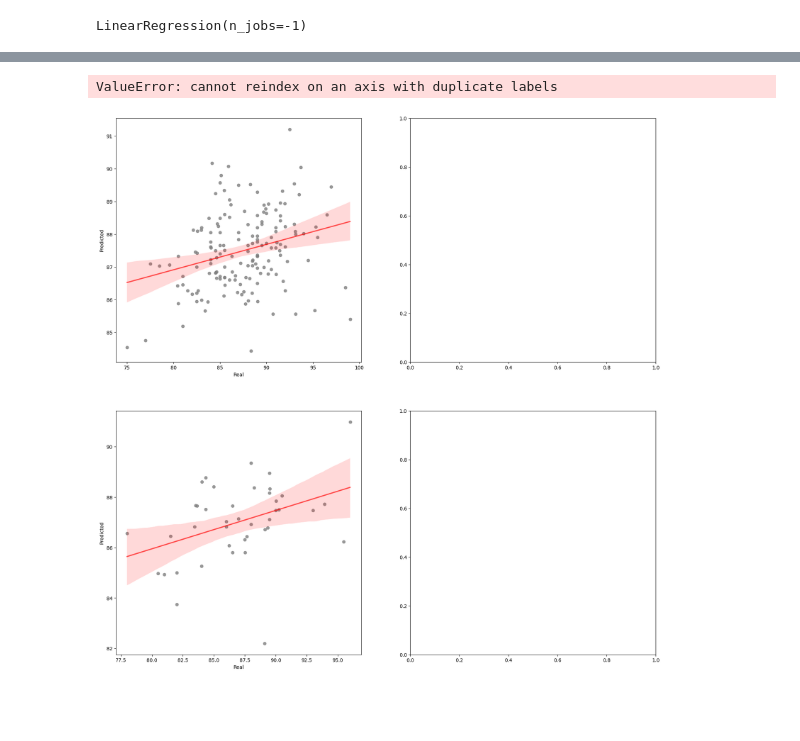
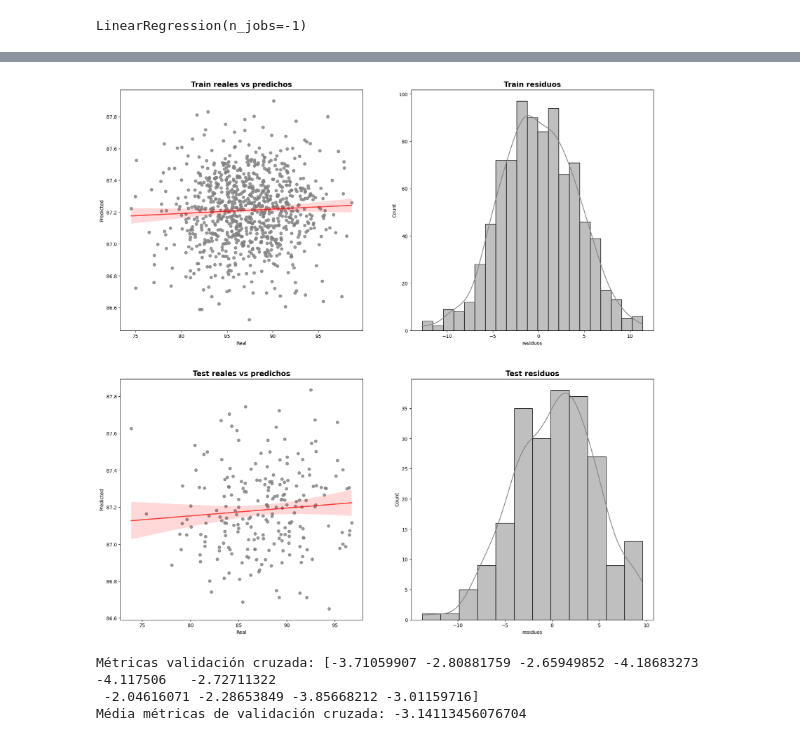
Before and after one commit to Adalab/-DA-promo-b-modulo-3-sprint-1-Maria-Ana, a Jupyter notebook: pair-programming-9-Intro-RL/pair-programming-9-intro-RL.ipynb, the cells around one changed output, grey strips where cells are left out. Drawn from its saved outputs; the diff is of its cells as text; code cells hidden in the pictures; blank space fills up the shorter version.

```diff
--- a/pair-programming-9-Intro-RL/pair-programming-9-intro-RL.ipynb
+++ b/pair-programming-9-Intro-RL/pair-programming-9-intro-RL.ipynb
@@ -485,0 +535,3 @@ Vamos a repetir el modelo de rl simple con el set de datos multiplicado.
+# %%
+df_rls= pd.concat([df_variables, df_anex], axis=0)
+df_rls
@@ -500,6 +562,6 @@ df_anex2.shape
 # %%
-X3 = df_anex2[['hdlngth']]
-y3 = df_anex2["totlngth"]
+X3 = df_rls[['hdlngth']]
+y3 = df_rls["totlngth"]
 # %%
 x_train, x_test, y_train, y_test = train_test_split(X3, y3, test_size = 0.2, random_state = 42)
 # %%
@@ -559,0 +622,3 @@ resultados2.head()
+# %%
+resultados2.reset_index(inplace=True)
+resultados2
@@ -560,42 +639,61 @@ resultados2.head()
+# %%
+resultados2.drop('index', axis=1, inplace=True)
 # %%
-fig, ax = plt.subplots(2,2,figsize=(20,20))
+fig, axes = plt.subplots(2,2,figsize=(20,20))
 
 
 # ploteamos los reales vs los predichos
 sns.regplot(data = resultados2[resultados2['Set'] == "Train"],
 x = "Real",
 y = "Predicted",
-ax = ax[0,0],
+ax = axes[0,0],
 color = "grey",
 line_kws = {"color": "red", "alpha": 0.7 })
 
 
 sns.regplot(data = resultados2[resultados2['Set'] == "Test"],
 x = "Real",
 y = "Predicted",
 color = "gray",
 line_kws = {"color": "red", "alpha": 0.7 },
-ax = ax[1,0])
+ax = axes[1,0])
 
 
 # ploteamos los residuos
+
 sns.histplot(data = resultados2[resultados2['Set'] == "Train"],
 x="residuos",
 color ="grey",
 kde=True,
-ax = ax[0,1])
+ax = axes[0,1])
 
 
 sns.histplot(data = resultados2[resultados2['Set'] == "Test"],
 x="residuos",
 color = "grey",
 kde=True,
-ax = ax[1,1])
+ax = axes[1,1])
 
-ax[0,0].set_title("Train reales vs predichos", fontsize = 15, fontweight = "bold")
-ax[0,1].set_title("Train residuos", fontsize = 15, fontweight = "bold")
-ax[1,0].set_title("Test reales vs predichos", fontsize = 15, fontweight = "bold")
-ax[1,1].set_title("Test residuos", fontsize = 15, fontweight = "bold");
+axes[0,0].set_title("Train reales vs predichos", fontsize = 15, fontweight = "bold")
+axes[0,1].set_title("Train residuos", fontsize = 15, fontweight = "bold")
+axes[1,0].set_title("Test reales vs predichos", fontsize = 15, fontweight = "bold")
+axes[1,1].set_title("Test residuos", fontsize = 15, fontweight = "bold");
 # %% [output]
-ValueError: cannot reindex on an axis with duplicate labels
-[figure, old version]
+[figure, new version]
+# %%
+# Validación cruzada repetida con una única métrica
+# ==============================================================================
+cv_scores = cross_val_score(
+estimator = LinearRegression(), # que algoritmo queremos usar para ajustar el modelo
+X = X, # cuales son las variables X. Fijaos que no le pasamos el X_train, le pasamos todos los datos de la X
+y = y, # cual es nuestra variable y
+scoring = 'neg_root_mean_squared_error', # que métrica queremos calcular
+cv = 10 # número de veces que queremos hacer la validación
+)
+
+print(f"Métricas validación cruzada: {cv_scores}") # sacamos las métricas para cada una de las iteraciones
+print(f"Média métricas de validación cruzada: {cv_scores.mean()}") # calculamos la media de todas las iteraciones.
+# %% [output]
+Métricas validación cruzada: [-3.71059907 -2.80881759 -2.65949852 -4.18683273 -4.117506   -2.72711322
+ -2.04616071 -2.28653849 -3.85668212 -3.01159716]
+Média métricas de validación cruzada: -3.14113456076704
```
Also changed, not shown: parts of 59 cells of this notebook, 8 other files.
